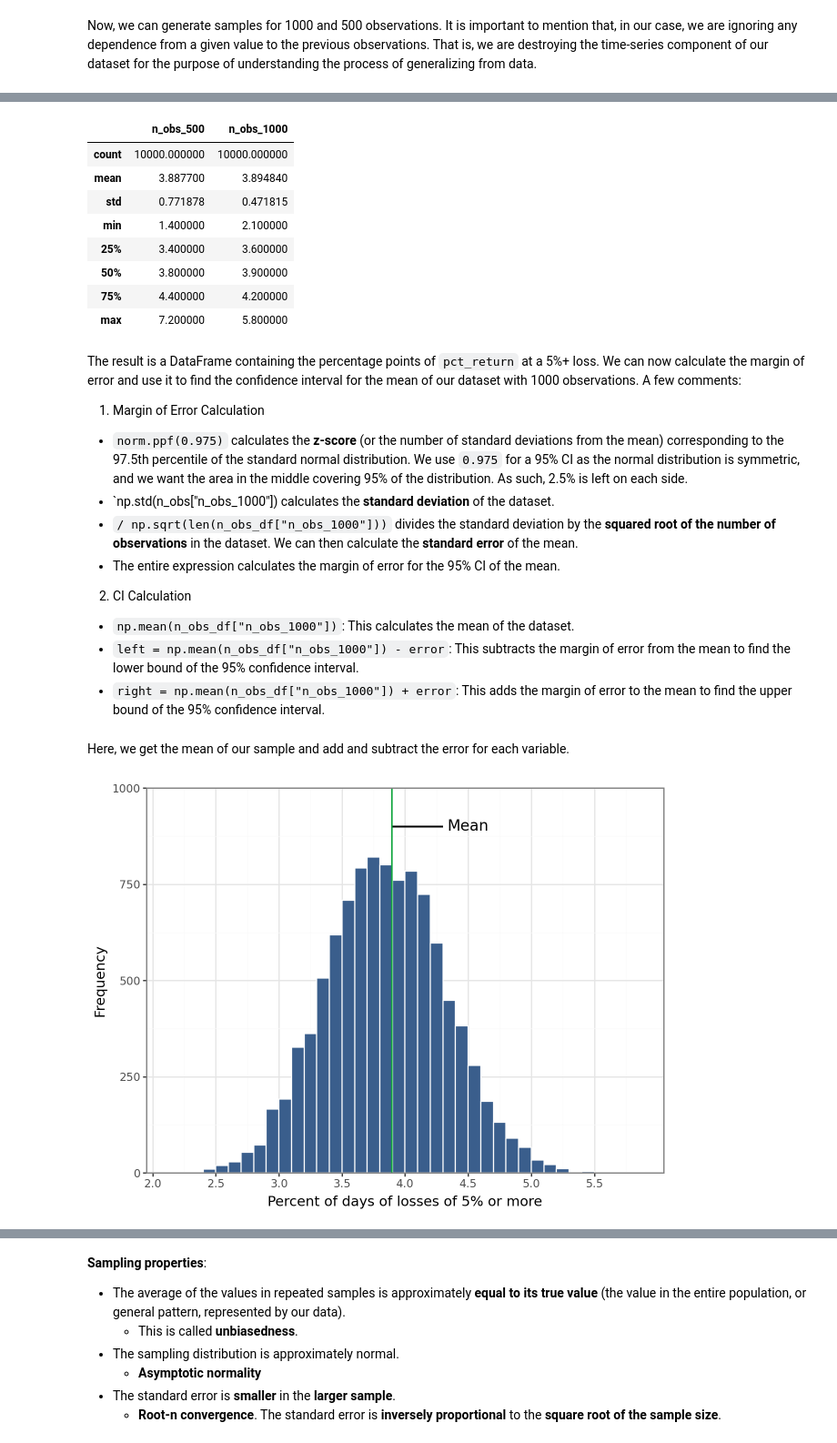
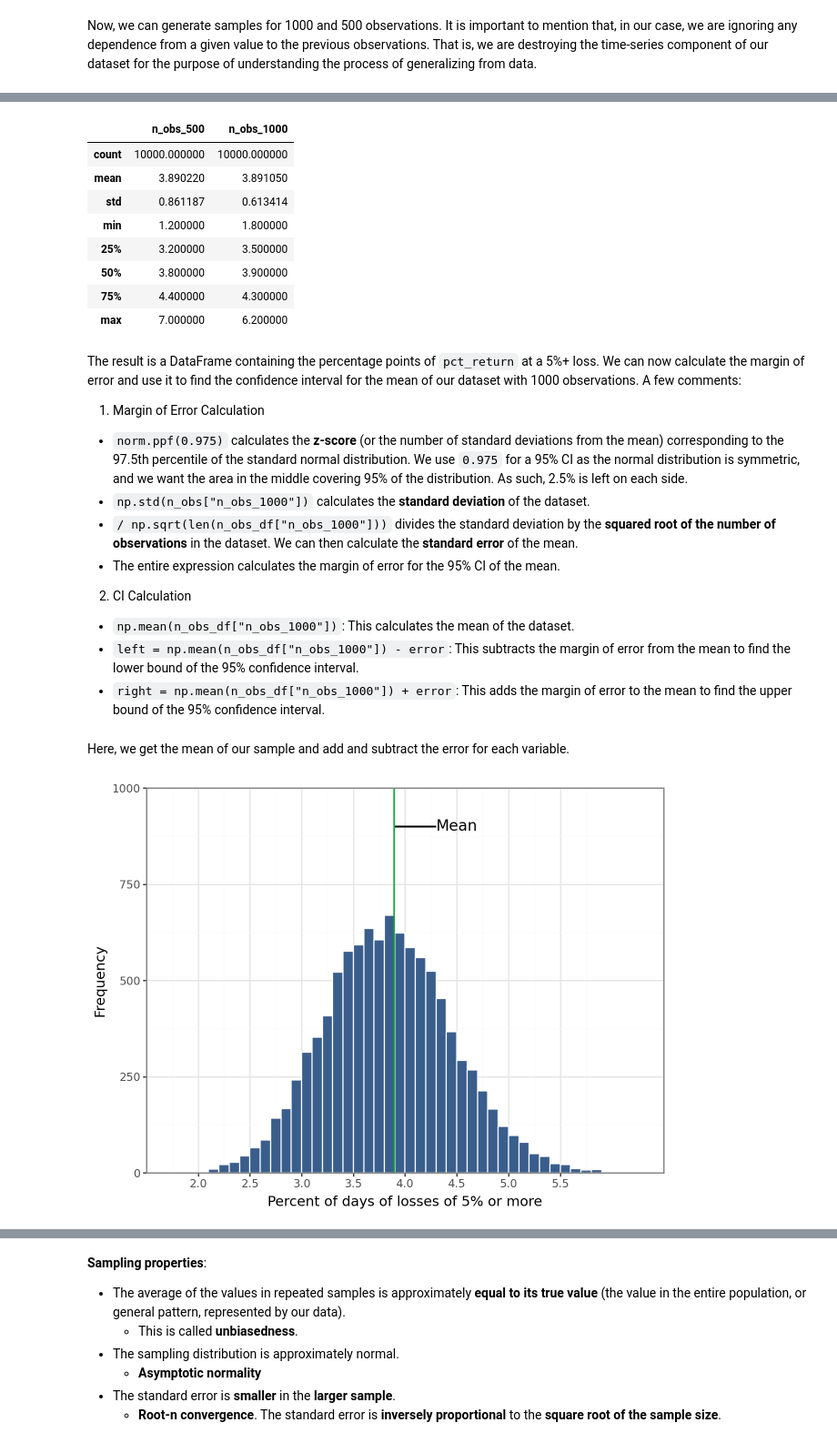
Before and after one commit to felipesebben/bk_data_analysis_studies, a Jupyter notebook: da_data_exercises/ch05-generalizing_from_data/01-stock_data_analysis/01-stock_data_analysis.ipynb, the cells around one changed output, grey strips where cells are left out. Shown at 91% size. Drawn from its saved outputs; the diff is of its cells as text; code cells hidden in the pictures.

```diff
--- a/da_data_exercises/ch05-generalizing_from_data/01-stock_data_analysis/01-stock_data_analysis.ipynb
+++ b/da_data_exercises/ch05-generalizing_from_data/01-stock_data_analysis/01-stock_data_analysis.ipynb
@@ -246,7 +246,7 @@ Using a simple random sampling, we can now create samples based on the assumptio
 def create_samples(vector, n_samples, n_obs):
     samples_pctloss = [None] * (n_samples + 1) # Create a list to store the samples
     for i in range(n_samples + 1):
-        single_sample = np.random.choice(vector, size=n_obs, replace=False) # Create a single sample
+        single_sample = np.random.choice(vector, size=n_obs, replace=True) # Create a single sample
         samples_pctloss[i] = sum(single_sample <= -5) / n_obs * 100 # Calculate the proportion of days with losses greater than 5%
     return samples_pctloss
 # %% [markdown]
@@ -278,19 +278,19 @@ n_obs_df.describe()
 # %% [output]
 |  | n_obs_500 | n_obs_1000 |
 | count | 10000.000000 | 10000.000000 |
-| mean | 3.887700 | 3.894840 |
-| std | 0.771878 | 0.471815 |
-| min | 1.400000 | 2.100000 |
-| 25% | 3.400000 | 3.600000 |
+| mean | 3.890220 | 3.891050 |
+| std | 0.861187 | 0.613414 |
+| min | 1.200000 | 1.800000 |
+| 25% | 3.200000 | 3.500000 |
 | 50% | 3.800000 | 3.900000 |
-| 75% | 4.400000 | 4.200000 |
-| max | 7.200000 | 5.800000 |
+| 75% | 4.400000 | 4.300000 |
+| max | 7.000000 | 6.200000 |
 # %% [markdown]
 The result is a DataFrame containing the percentage points of `pct_return` at a 5%+ loss.
 We can now calculate the margin of error and use it to find the confidence interval for the mean of our dataset with 1000 observations. A few comments:
 1. Margin of Error Calculation
 - `norm.ppf(0.975)` calculates the **z-score** (or the number of standard deviations from the mean) corresponding to the 97.5th percentile of the standard normal distribution. We use `0.975` for a 95% CI as the normal distribution is symmetric, and we want the area in the middle covering 95% of the distribution. As such, 2.5% is left on each side.
-- `np.std(n_obs["n_obs_1000"]) calculates the **standard deviation** of the dataset.
+- `np.std(n_obs["n_obs_1000"])` calculates the **standard deviation** of the dataset.
 - `/ np.sqrt(len(n_obs_df["n_obs_1000"]))` divides the standard deviation by the **squared root of the number of observations** in the dataset. We can then calculate the **standard error** of the mean.
 - The entire expression calculates the margin of error for the 95% CI of the mean.
 
@@ -307,21 +307,21 @@ Here, we get the mean of our sample and add and subtract the error for each vari
 # %%
 ggplot(n_obs_df, aes(n_obs_1000[1:])) + geom_histogram(
     binwidth=0.1, color="white", fill=color[0], alpha=0.8, center=0.75, closed="left",
 ) + labs(x="Percent of days of losses of 5% or more", y="Frequency") + geom_vline(
     aes(xintercept=np.mean(pd.Series(n_obs_1000).dropna())), color=color[1], size=0.7
 ) + coord_cartesian(
     xlim=[2, 6], ylim=(0, 1000)
 ) + scale_x_continuous(
-    expand=(0.01, 0.01), limits=(2, 6), breaks=seq(2, 6, 0.5)
+    expand=(0.1, 0.1), limits=(2, 6), breaks=seq(2, 6, 0.5)
 ) + scale_y_continuous(
     expand=(0.00, 0.00), limits=(0, 1000), breaks=seq(0, 1001, 250)
 ) + geom_segment(
     aes(x=4.3, y=900, xend=3.9, yend=900)
 ) + annotate(
     "text", x=4.5, y=900, label="Mean", size=12
 ) + theme_bw()
 # %% [output]
-[figure, old version]
+[figure, new version]
 # %%
 standard_error = np.std(n_obs_df["n_obs_1000"])
 standard_error
```
Also changed, not shown: parts of 30 cells of this notebook, 1 other file.
